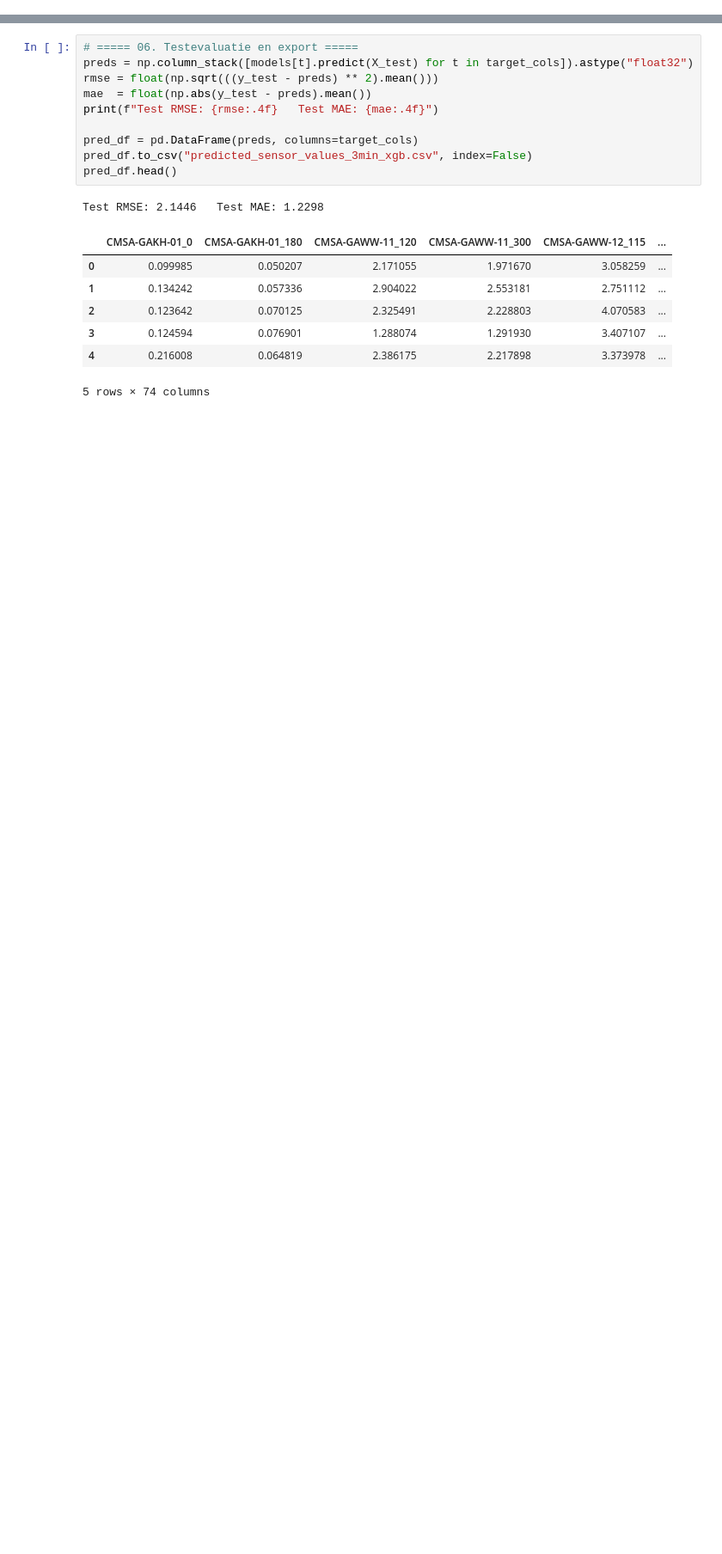
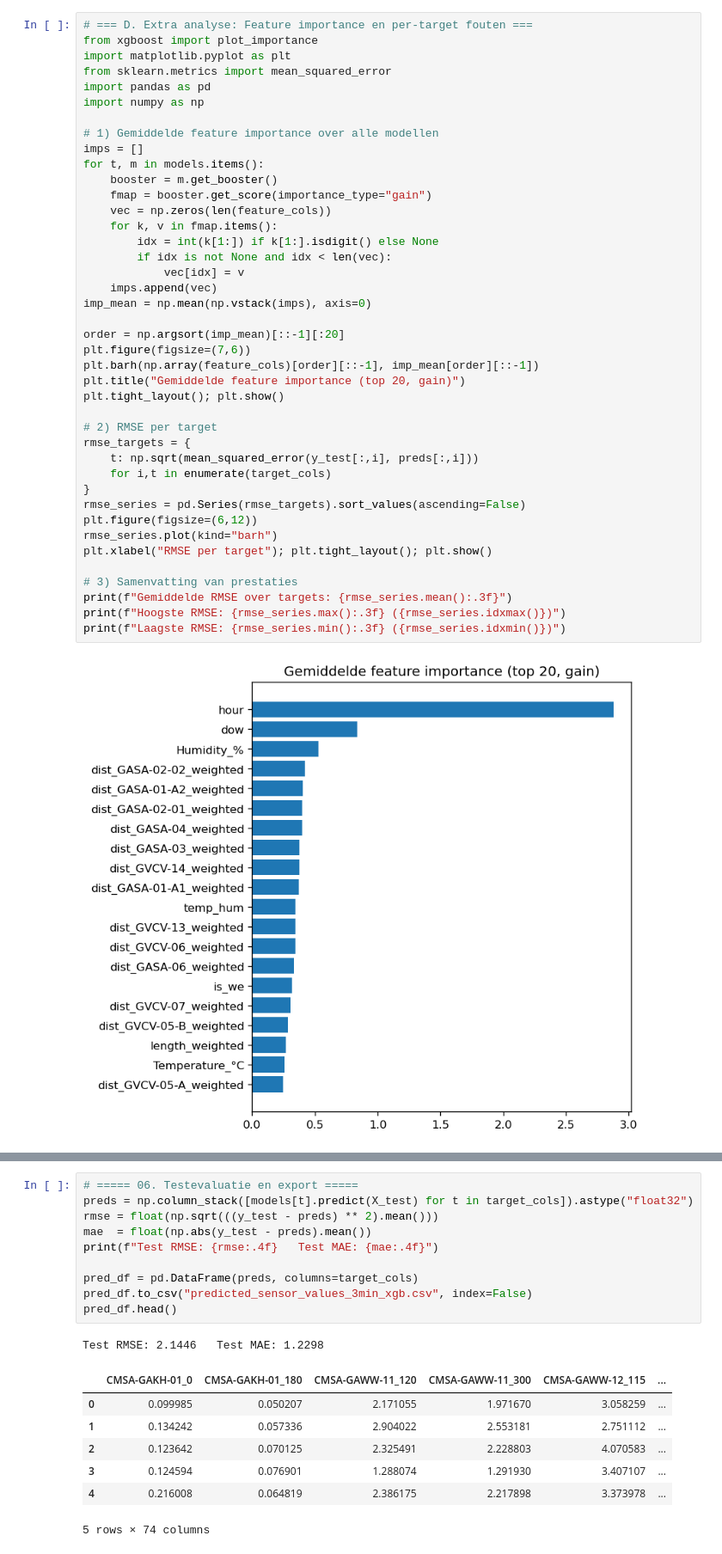
Before and after one commit to Wtoutenhoofd/TIL6022-group-project, a Jupyter notebook: XGBoost.ipynb, the cells around one changed output, grey strips where cells are left out. Shown at 86% size. Saved outputs shown, nothing was run; the diff lists cells and outputs as text; blank space fills up the shorter version.

```diff
--- a/XGBoost.ipynb
+++ b/XGBoost.ipynb
@@ -12,0 +350,43 @@ plt.rcParams["figure.dpi"] = 120
+# %%
+# === D. Extra analyse: Feature importance en per-target fouten ===
+from xgboost import plot_importance
+import matplotlib.pyplot as plt
+from sklearn.metrics import mean_squared_error
+import pandas as pd
+import numpy as np
+
+# 1) Gemiddelde feature importance over alle modellen
+imps = []
+for t, m in models.items():
+    booster = m.get_booster()
+    fmap = booster.get_score(importance_type="gain")
+    vec = np.zeros(len(feature_cols))
+    for k, v in fmap.items():
+        idx = int(k[1:]) if k[1:].isdigit() else None
+        if idx is not None and idx < len(vec):
+            vec[idx] = v
+    imps.append(vec)
+imp_mean = np.mean(np.vstack(imps), axis=0)
+
+order = np.argsort(imp_mean)[::-1][:20]
+plt.figure(figsize=(7,6))
+plt.barh(np.array(feature_cols)[order][::-1], imp_mean[order][::-1])
+plt.title("Gemiddelde feature importance (top 20, gain)")
+plt.tight_layout(); plt.show()
+
+# 2) RMSE per target
+rmse_targets = {
+    t: np.sqrt(mean_squared_error(y_test[:,i], preds[:,i]))
+    for i,t in enumerate(target_cols)
+}
+rmse_series = pd.Series(rmse_targets).sort_values(ascending=False)
+plt.figure(figsize=(6,12))
+rmse_series.plot(kind="barh")
+plt.xlabel("RMSE per target"); plt.tight_layout(); plt.show()
+
+# 3) Samenvatting van prestaties
+print(f"Gemiddelde RMSE over targets: {rmse_series.mean():.3f}")
+print(f"Hoogste RMSE: {rmse_series.max():.3f} ({rmse_series.idxmax()})")
+print(f"Laagste RMSE: {rmse_series.min():.3f} ({rmse_series.idxmin()})")
+# %% [output]
+[figure, added]
```
Also changed, not shown: parts of 22 cells of this notebook, 1 other file.
